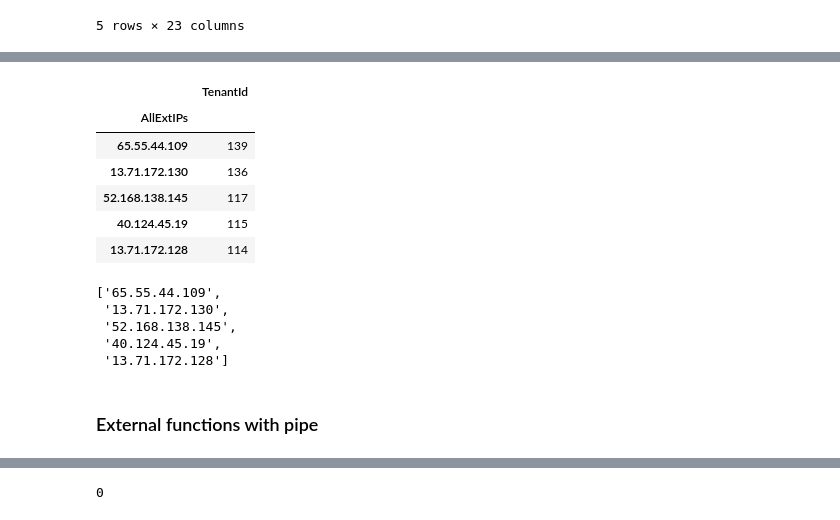
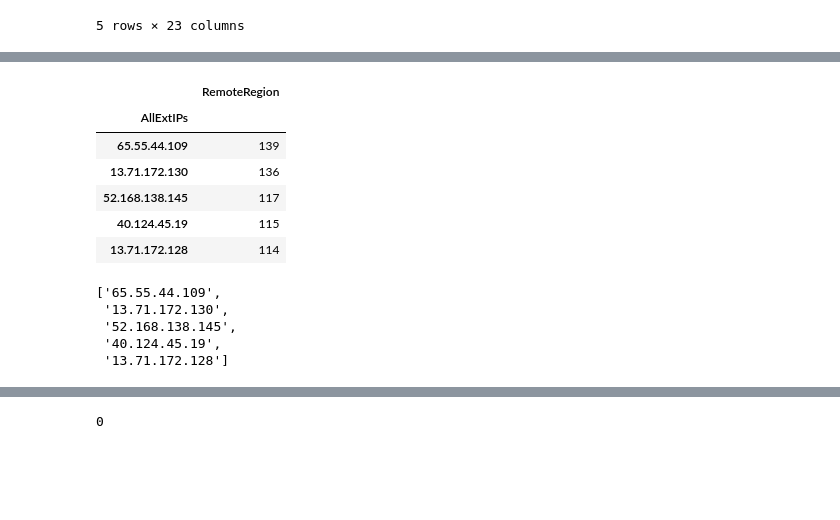
Before and after one commit to OTRF/infosec-jupyterthon, a Jupyter notebook: workshops/2021/day2/day2-3-Advanced-pandas.ipynb, the cells around one changed output, grey strips where cells are left out. Cells and saved outputs as stored; diff of their text form; code cells hidden in the pictures; blank space fills up the shorter version.

```diff
--- a/workshops/2021/day2/day2-3-Advanced-pandas.ipynb
+++ b/workshops/2021/day2/day2-3-Advanced-pandas.ipynb
@@ -879,15 +921,15 @@ KeyError: "['TenantId'] not in index"
 # %%
 (
-    net_df[["TenantId", "AllExtIPs"]]
+    net_df[["RemoteRegion", "AllExtIPs"]]
     .groupby("AllExtIPs")
     .agg("count")
     .sort_values(
-        by="TenantId", ascending=False
+        by="RemoteRegion", ascending=False
     )
     .head(5)
 )
 # %% [output]
-|  | TenantId |
+|  | RemoteRegion |
 | AllExtIPs |  |
 | 65.55.44.109 | 139 |
 | 13.71.172.130 | 136 |
@@ -910,5 +952,3 @@ KeyError: "['TenantId'] not in index"
  '52.168.138.145',
  '40.124.45.19',
  '13.71.172.128']
-# %% [markdown]
-### External functions with pipe
```
Also changed, not shown: parts of 45 cells of this notebook.
